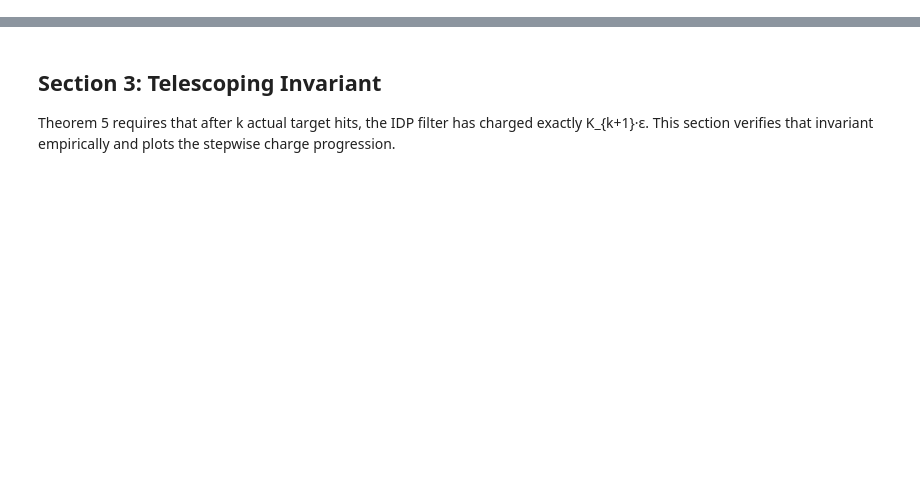
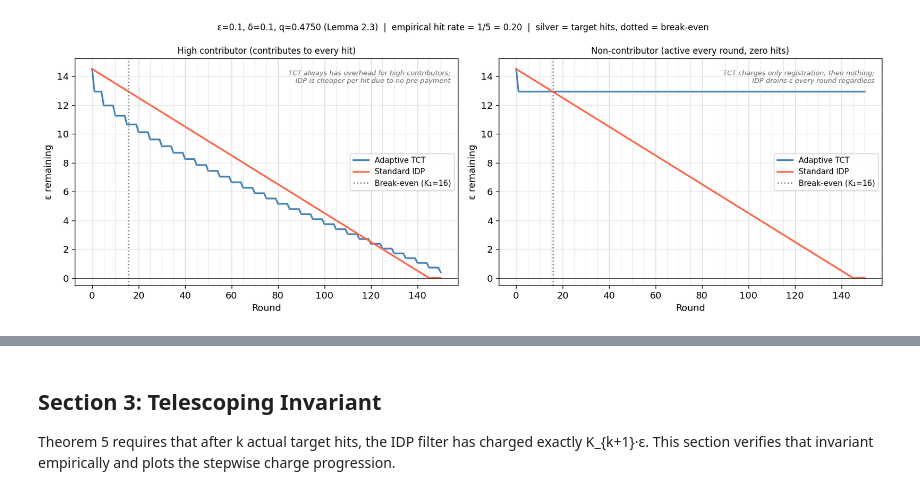
Before and after one commit to arcaulfield/adaptive-act, a Jupyter notebook: notebooks/02_accountant_validation.ipynb, the cells around one changed output, grey strips where cells are left out. Drawn from its saved outputs; the diff is of its cells as text; code cells hidden in the pictures; blank space fills up the shorter version.

```diff
--- a/notebooks/02_accountant_validation.ipynb
+++ b/notebooks/02_accountant_validation.ipynb
@@ -85,18 +124,19 @@ Break-even with IDP (K_1 rounds):         83.8
 # %%
 # Compare K_k across different delta values
+# q is fixed by epsilon (Lemma 2.3) — same for all delta values
 deltas = [1e-2, 1e-3, 1e-4, 1e-5]
 k_vals_range = np.arange(0, 51)
 
 fig, ax = plt.subplots(figsize=(8, 5))
 for d in deltas:
-    t = AdaptiveTCTAccountant(epsilon=EPSILON, delta=d, q=Q)
+    t = AdaptiveTCTAccountant(epsilon=EPSILON, delta=d)
     Ks = [t.compositions(k) for k in k_vals_range]
     ax.plot(k_vals_range, Ks, label=f'δ={d}')
 
-ax.plot(k_vals_range, k_vals_range / Q, 'k--', label='k/q (ideal)')
+ax.plot(k_vals_range, k_vals_range / q, 'k--', label=f'k/q (ideal, q={q:.4f})')
 ax.set_xlabel('Target hits k')
 ax.set_ylabel('K_k (prepaid compositions)')
-ax.set_title(f'K_k for different δ values (ε={EPSILON}, q={Q})')
+ax.set_title(f'K_k for different δ values (ε={EPSILON}, q={q:.4f})')
 ax.legend()
 ax.grid(True, alpha=0.3)
 plt.tight_layout()
@@ -186,0 +162,88 @@ TCT cx (hit count): 9
+# %%
+EPSILON    = 0.1
+DELTA      = 0.1     # moderate delta → small K_1, break-even visible early
+EPS_BUDGET = 14.5    # IDP depletes ~round 145; TCT non-contributor survives all 150
+N_ROUNDS   = 150
+HIT_EVERY  = 5       # empirical hit rate = 0.2, well below q=0.475 for ε=0.1
+
+tct_ref = AdaptiveTCTAccountant(epsilon=EPSILON, delta=DELTA)
+K1 = tct_ref.compositions(1)
+q  = tct_ref.q       # Lemma 2.3: 1/(e^0.1 + 1) ≈ 0.475
+
+print(f'q (Lemma 2.3, ε={EPSILON}): {q:.4f}  — determined by ε alone')
+print(f'Empirical hit rate:          1/{HIT_EVERY} = {1/HIT_EVERY:.2f}  (set below q)')
+print(f'K_1 = {K1:.1f}  →  registration cost = {K1*EPSILON:.3f}ε')
+print(f'Break-even with IDP = round {K1:.0f}')
+print(f'IDP depletes at round {EPS_BUDGET/EPSILON:.0f}')
+print()
+
+def trace_user(contributed_to_hits: bool):
+    tct = AdaptiveTCTAccountant(epsilon=EPSILON, delta=DELTA)
+    idp = StandardIDPAccountant(epsilon_per_round=EPSILON, delta_per_round=0.0)
+    user_tct = User(user_id=0, epsilon_budget=EPS_BUDGET, delta_budget=1.0, conversion_rate=0.2)
+    user_idp = User(user_id=1, epsilon_budget=EPS_BUDGET, delta_budget=1.0, conversion_rate=0.2)
+    tct_rem, idp_rem = [EPS_BUDGET], [EPS_BUDGET]
+
+    for r in range(1, N_ROUNDS + 1):
+        is_top = (r % HIT_EVERY == 0)
+        contributed = is_top and contributed_to_hits
+
+        e, d = tct.charge(user_tct, is_top=is_top, contributed=contributed, round_num=r)
+        user_tct.epsilon_spent += e; user_tct.delta_spent += d
+
+        e, d = idp.charge(user_idp, is_top=is_top, contributed=contributed, round_num=r)
+        user_idp.epsilon_spent += e; user_idp.delta_spent += d
+
+        tct_rem.append(max(user_tct.epsilon_remaining, 0))
+        idp_rem.append(max(user_idp.epsilon_remaining, 0))
+
+    return tct_rem, idp_rem
+
+tct_hi_rem, idp_hi_rem = trace_user(contributed_to_hits=True)
+tct_lo_rem, idp_lo_rem = trace_user(contributed_to_hits=False)
+
+rounds = range(N_ROUNDS + 1)
+hit_rounds = [r for r in range(1, N_ROUNDS + 1) if r % HIT_EVERY == 0]
+
+fig, axes = plt.subplots(1, 2, figsize=(14, 5))
+
+panels = [
+    (axes[0], tct_hi_rem, idp_hi_rem,
+     'High contributor (contributes to every hit)',
+     'TCT always has overhead for high contributors;\nIDP is cheaper per hit due to no pre-payment'),
+    (axes[1], tct_lo_rem, idp_lo_rem,
+     'Non-contributor (active every round, zero hits)',
+     'TCT charges only registration, then nothing;\nIDP drains ε every round regardless'),
+]
+
+for ax, tct_rem, idp_rem, title, note in panels:
+    ax.plot(rounds, tct_rem, color='steelblue', linewidth=2, label='Adaptive TCT')
+    ax.plot(rounds, idp_rem, color='tomato',    linewidth=2, label='Standard IDP')
+    ax.axvline(K1, color='gray', linestyle=':', linewidth=1.5, label=f'Break-even (K₁={K1:.0f})')
+    for h in hit_rounds:
+        ax.axvline(h, color='silver', linewidth=0.6, alpha=0.4)
+    ax.axhline(0, color='black', linewidth=0.5)
+    ax.set_xlabel('Round')
+    ax.set_ylabel('ε remaining')
+    ax.set_title(title, fontsize=10)
+    ax.set_ylim(-0.5, EPS_BUDGET * 1.05)
+    ax.legend(fontsize=9)
+    ax.grid(True, alpha=0.3)
+    ax.text(0.98, 0.95, note, transform=ax.transAxes, ha='right', va='top',
+            fontsize=8, style='italic', color='dimgray')
+
+plt.suptitle(
+    f'ε={EPSILON}, δ={DELTA}, q={q:.4f} (Lemma 2.3)  |  '
+    f'empirical hit rate = 1/{HIT_EVERY} = {1/HIT_EVERY:.2f}  |  '
+    f'silver = target hits, dotted = break-even',
+    fontsize=10
+)
+plt.tight_layout()
+plt.show()
+
+print(f'High contributor — TCT final ε: {tct_hi_rem[-1]:.2f},  IDP final ε: {idp_hi_rem[-1]:.2f}')
+print(f'Non-contributor  — TCT final ε: {tct_lo_rem[-1]:.2f},  IDP final ε: {idp_lo_rem[-1]:.2f}')
+print()
+print('→ IDP wins for high contributors (no registration overhead, no α pre-payment)')
+print('→ TCT wins for non-contributors (zero charge after registration vs ε/round under IDP)')
+# %% [output]
@@ -186,0 +255 @@ TCT cx (hit count): 9
+[figure, added]
```
Also changed, not shown: parts of 15 cells of this notebook, 5 other files.
